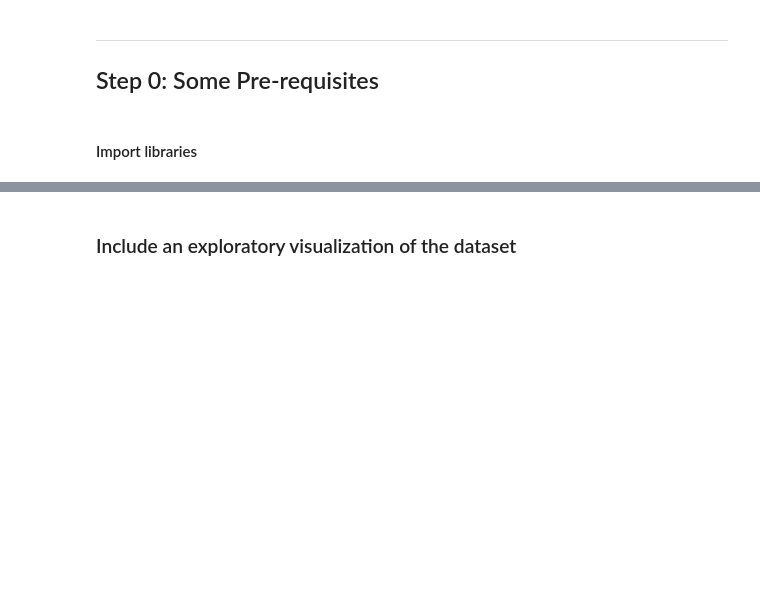
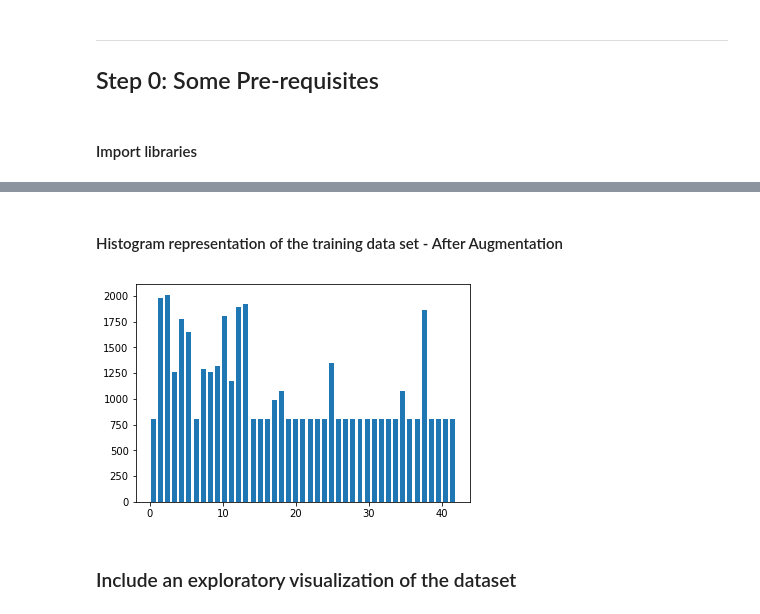
Before and after one commit to mymachinelearnings/CarND-Traffic-Sign-Classifier-Project, a Jupyter notebook: Traffic_Sign_Classifier.ipynb, the cells around one changed output, grey strips where cells are left out. Cells and saved outputs as stored; diff of their text form; code cells hidden in the pictures; blank space fills up the shorter version.

```diff
--- a/Traffic_Sign_Classifier.ipynb
+++ b/Traffic_Sign_Classifier.ipynb
@@ -103,0 +131,10 @@ Number of classes = 43
+# %%
+#This snippet reads the label names from the csv file. Labels in the data set are numbers, and this file has the corresponding names
+label, count = np.unique(y_train_shuffle, return_counts=True)
+#print('count',count)
+label_dict_shuffle = readcsv('signnames.csv')
+#print('\nLabels vs Count to ensure this pair doesn\'t change post shuffling\n')
+count_var = []
+for i, j in zip(count, label):
+    #print('{} :: {}'.format(label_dict_shuffle[repr(j)], i))
+    count_var.append(i)
@@ -103,0 +157,28 @@ Number of classes = 43
+# %%
+print('Before Augmentation', len(X_train))
+
+#Data Augmentation
+#print('X, y shapes:', X_train.shape, y_train.shape)
+
+input_indices = []
+output_indices = []
+
+for class_n in range(n_classes):
+    print(class_n, ': ', end='')
+    class_indices = np.where(y_train == class_n) #This returns a tuple 0:array([  127,   259,   330 ...], dtype=int64), hence later we get only [0] element from this tuple
+    n_samples = len(class_indices[0])
+    if n_samples < 800:
+        for i in range(800 - n_samples):
+            input_indices.append(class_indices[0][i%n_samples])
+            output_indices.append(len(X_train))
+            new_img = X_train[class_indices[0][i % n_samples]]
+            #new_img = random_translate(random_scaling(random_warp(random_brightness(new_img))))
+            X_train = np.concatenate((X_train, [new_img]), axis=0)
+            y_train = np.concatenate((y_train, [class_n]), axis=0)
+            if i % 50 == 0:
+                print('|', end='')
+            elif i % 10 == 0:
+                print('-',end='')
+    print('')
+
+print('After Augmentation', len(X_train))
@@ -104,3 +203,14 @@ Number of classes = 43
+# %% [markdown]
+#### Histogram representation of the training data set - After Augmentation
+# %%
+#Histogram display
+hist, bins = np.histogram(y_train, bins=n_classes)
+width = 0.7 * (bins[1] - bins[0])
+center = (bins[:-1] + bins[1:]) /2
+plt.bar(center, hist, align='center', width=width)
+plt.show()
+# %% [output]
+[figure, added]
 # %% [markdown]
 ### Include an exploratory visualization of the dataset
 # %% [markdown]
```
Also changed, not shown: parts of 30 cells of this notebook, 7 other files.
